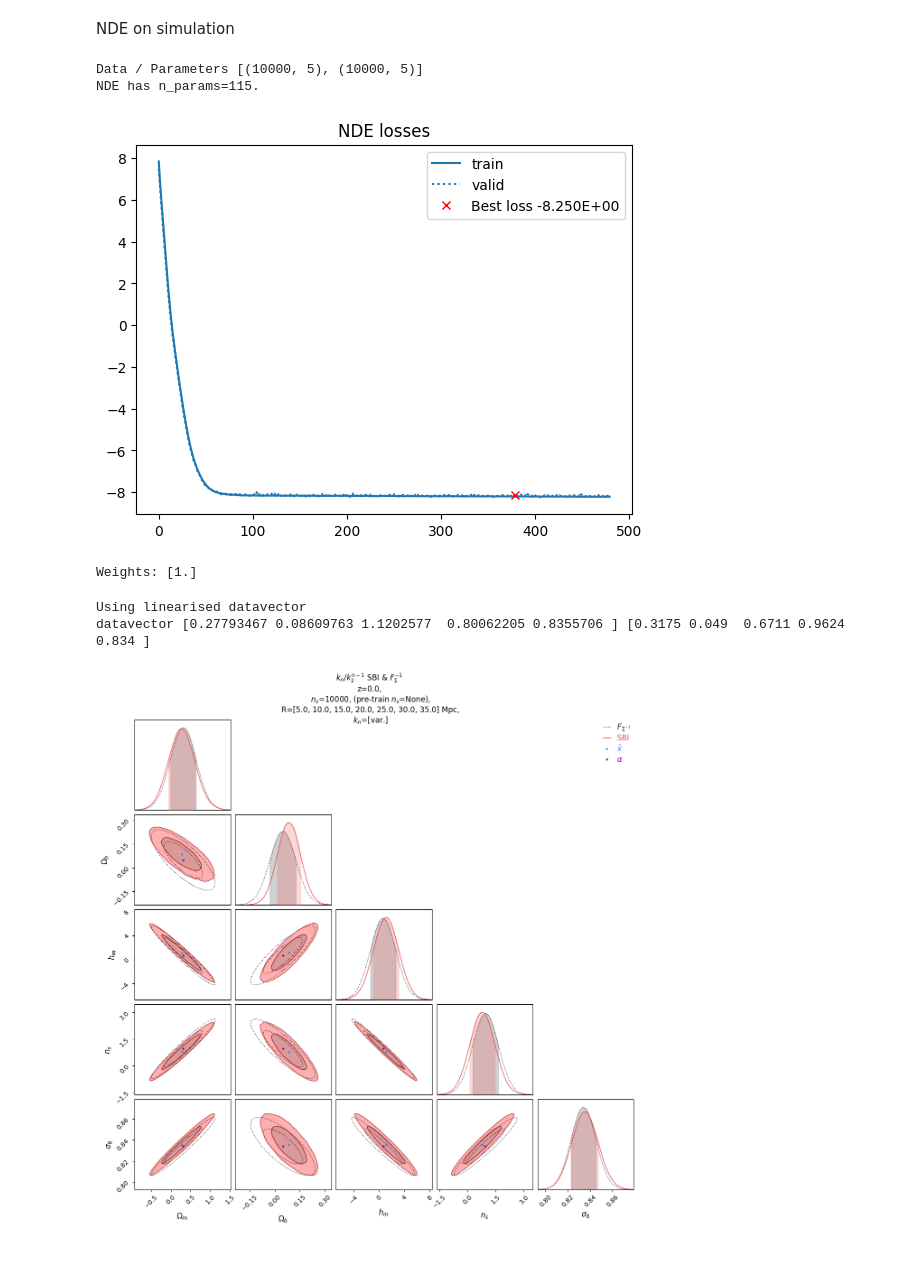
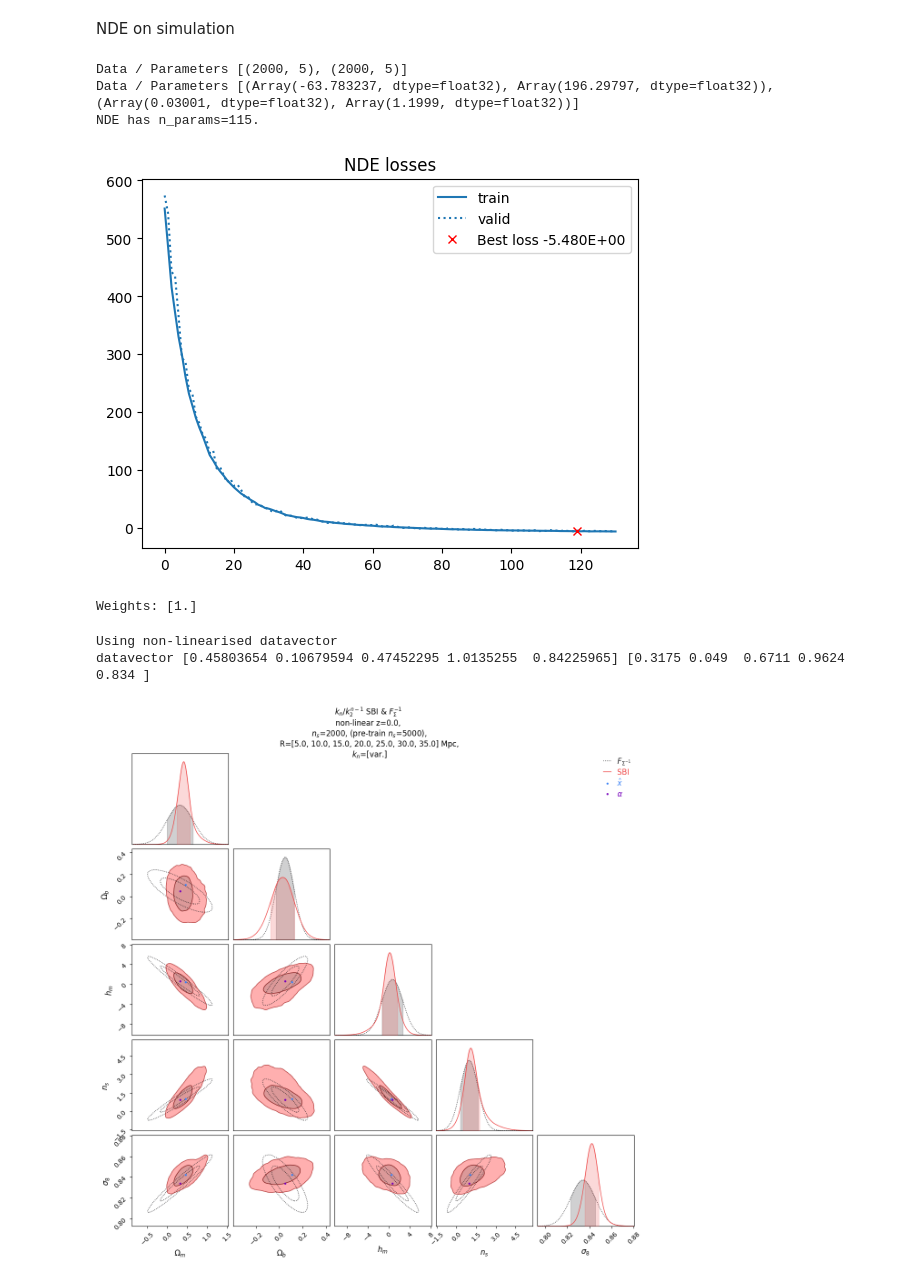
Before and after one commit to homerjed/sbiax, a Jupyter notebook: cumulants/cumulants_sbi.ipynb, the cells around one changed output. Drawn from its saved outputs; the diff is of its cells as text; code cells hidden in the pictures.

```diff
--- a/cumulants/cumulants_sbi.ipynb
+++ b/cumulants/cumulants_sbi.ipynb
@@ -163,8 +163,6 @@ def cumulants_config(
 
     return config
 # %%
-from cumulants import CumulantsDataset
-
 t0 = time.time()
 
 print("TIME:", datetime.datetime.now().strftime("%H:%M %d-%m-%y"))
@@ -173,12 +171,12 @@ args = ConfigDict()
 args.seed                = 0
 args.redshift            = 0.
 args.sbi_type            = "nle"
-args.linearised          = True
-args.reduced_cumulants   = False
+args.linearised          = False
+args.reduced_cumulants   = True
 args.compression         = "linear"
 args.order_idx           = [0]
 args.pre_train           = True and (not args.linearised)
-args.n_linear_sims       = 10_000 #if args.linearised else 10_000
+args.n_linear_sims       = 5_000 #if args.linearised else 10_000
 
 config = cumulants_config(**args)
 
@@ -492,6 +497,7 @@ NDE on simulation
 opt = getattr(optax, config.train.opt)(config.train.lr)
 
 print("Data / Parameters", [_.shape for _ in (X, dataset.parameters)])
+print("Data / Parameters", [(jnp.min(X), jnp.max(X)), (jnp.min(dataset.parameters), jnp.max(dataset.parameters))])
 
 if config.use_scalers:
     ensemble = replace_scalers(
@@ -517,15 +523,15 @@ ensemble, stats = train_ensemble(
 
 # print("scaler:", ndes[0].scaler.mu_x if ndes[0].scaler is not None else None)
 # %% [output]
-Data / Parameters [(10000, 5), (10000, 5)]
+Data / Parameters [(2000, 5), (2000, 5)]
+Data / Parameters [(Array(-63.783237, dtype=float32), Array(196.29797, dtype=float32)), (Array(0.03001, dtype=float32), Array(1.1999, dtype=float32))]
 NDE has n_params=115.
-[figure, old version]
+[figure, new version]
 Weights: [1.]
 # %%
 ensemble = eqx.nn.inference_mode(ensemble)
 
 # Generates linearised (or not) datavector at fiducial parameters
-# datavector = get_datavector(key_datavector, config)
 datavector = cumulants_dataset.get_datavector(key_datavector)
 
 x_ = compression_fn(datavector, dataset.alpha)
@@ -561,8 +567,8 @@ np.savez(
     summary=x_
 )
 # %% [output]
-Using linearised datavector
-datavector [0.27793467 0.08609763 1.1202577  0.80062205 0.8355706 ] [0.3175 0.049  0.6711 0.9624 0.834 ]
+Using non-linearised datavector
+datavector [0.45803654 0.10679594 0.47452295 1.0135255  0.84225965] [0.3175 0.049  0.6711 0.9624 0.834 ]
 # %%
 posterior_df = make_df(
     samples,
@@ -580,34 +586,35 @@ c.add_chain(
         color="k",
         linestyle=":",
         shade_alpha=0.
     )
 )
 c.add_chain(Chain(samples=posterior_df, name="SBI", color="r"))
 c.add_marker(
     location=marker(x_, parameter_strings=dataset.parameter_strings),
     name=r"$\hat{x}$",
     color="b"
 )
 c.add_marker(
     location=marker(dataset.alpha, parameter_strings=dataset.parameter_strings),
     name=r"$\alpha$",
     color="#7600bc"
 )
 fig = c.plotter.plot()
 fig.suptitle(
-    r"$k_n/k_2^{n-1}$ SBI & $F_{{\Sigma}}^{{-1}}$" + "\n" +
-    "z={},\n $n_s$={}, (pre-train $n_s$={}),\n R={} Mpc,\n $k_n$={}".format(
+    r"{} SBI & $F_{{\Sigma}}^{{-1}}$".format("$k_n/k_2^{n-1}$" if config.reduced_cumulants else "$k_n$") + "\n" +
+    "{} z={},\n $n_s$={}, (pre-train $n_s$={}),\n R={} Mpc,\n $k_n$={}".format(
+            ("linearised" if config.linearised else "non-linear") + "\n",
             config.redshift,
             len(X),
             config.n_linear_sims if config.pre_train else None,
             "[{}]".format(", ".join(map(str, config.scales))),
-            "[{}]".format(",".join(map(str, [["var.", "skew.", "kurt."][_] for _ in config.order_idx])))
+            "[{}]".format(", ".join(map(str, [["var.", "skew.", "kurt."][_] for _ in config.order_idx])))
         ),
     multialignment='center'
 )
 plt.show()
 # plt.savefig(os.path.join(results_dir, "posterior_affine.pdf"))
 # plt.savefig(os.path.join(posteriors_dir, "posterior_affine.pdf"))
 # plt.close()
 # %% [output]
-[figure, old version]
+[figure, new version]
```
Also changed, not shown: parts of 9 cells of this notebook, 4 other files.
